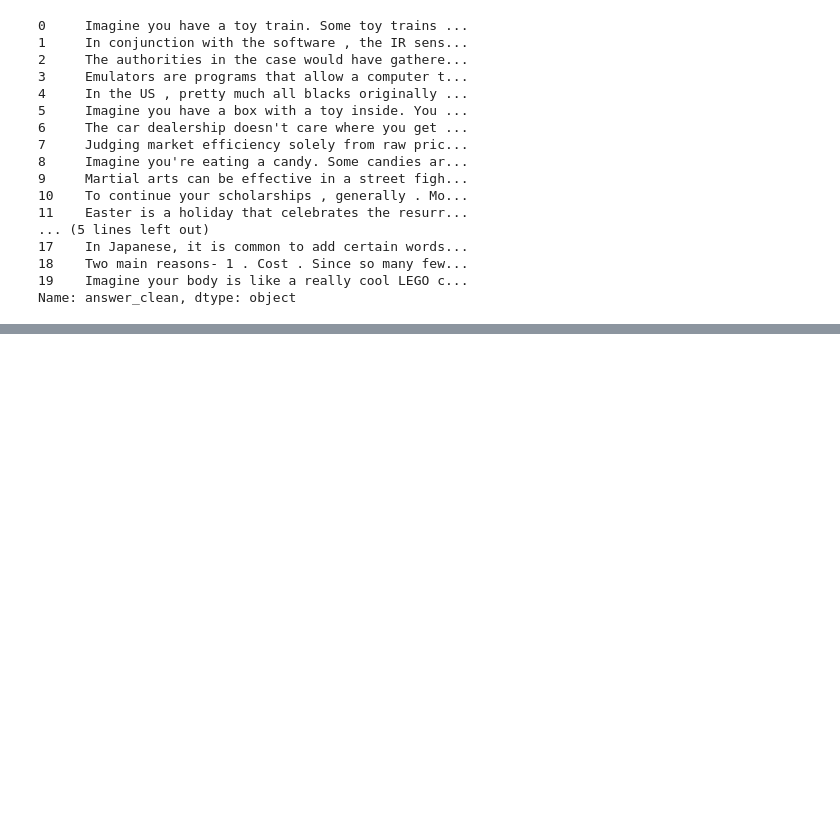
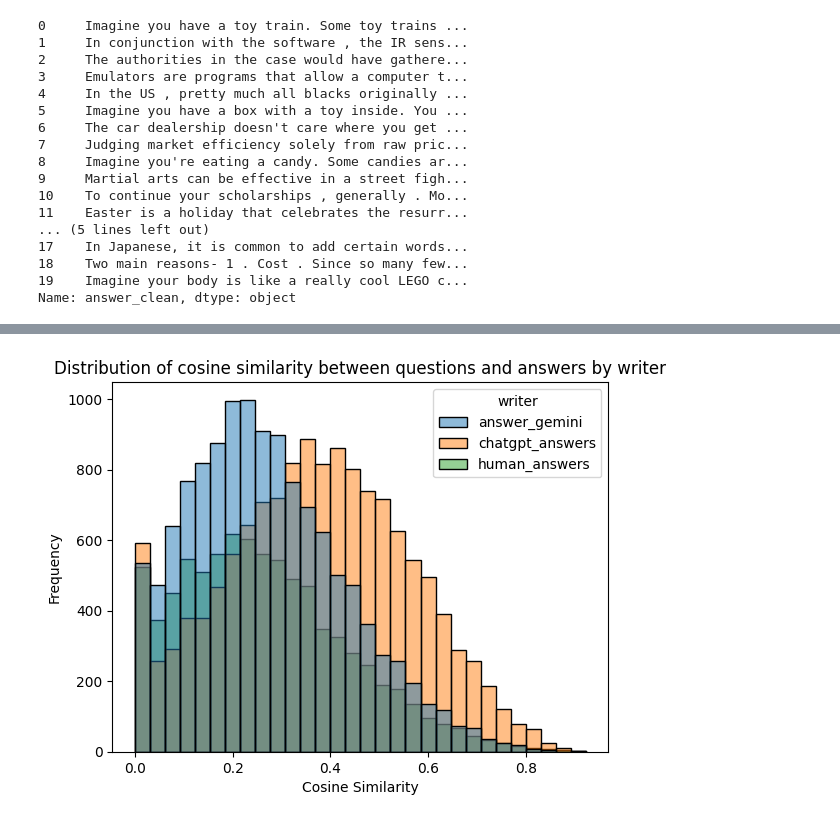
Before and after one commit to Idokopilov/magshimim-final-project, a Jupyter notebook: basedgabiEDA.ipynb, the cells around one changed output, grey strips where cells are left out. Cells and saved outputs as stored; diff of their text form; code cells hidden in the pictures; blank space fills up the shorter version.

Commit message:
finished cleaning dataset (removed begining and end junk), created tf idf of words (2), created cosine sim + graph

```diff
--- a/basedgabiEDA.ipynb
+++ b/basedgabiEDA.ipynb
@@ -47,3 +47,6 @@ df['answer_clean'].head(20)
 18    Two main reasons- 1 . Cost . Since so many few...
 19    Imagine your body is like a really cool LEGO c...
 Name: answer_clean, dtype: object
+# %%
+df['answer_length'] = df['answer'].apply(lambda x: len(x.split()))
+df['question_length'] = df['question'].apply(lambda x: len(x.split()))
@@ -49,0 +57,3 @@ Name: answer_clean, dtype: object
+# %%
+# Select only answers with length between 150 and 350
+df_length_controlled = df[(df['answer_length'] >= 150) & (df['answer_length'] <= 350)].copy()
@@ -49,0 +72,8 @@ Name: answer_clean, dtype: object
+# %%
+from sklearn.feature_extraction.text import TfidfVectorizer
+import pandas as pd
+import numpy as np
+
+vectorizer = TfidfVectorizer(max_features=5000, ngram_range=(1,2), stop_words='english')
+tfidf_matrix = vectorizer.fit_transform(df_length_controlled['answer'])
+tfidf_scores = tfidf_matrix.mean(axis=1)
@@ -49,0 +89,10 @@ Name: answer_clean, dtype: object
+# %%
+from sklearn.metrics.pairwise import cosine_similarity
+
+question_vecs = vectorizer.fit_transform(df_length_controlled['question'])
+answer_vecs = vectorizer.transform(df_length_controlled['answer'])
+
+df_length_controlled['cosine_sim'] = [
+    cosine_similarity(question_vecs[i], answer_vecs[i])[0][0]
+    for i in range(len(df_length_controlled))
+]
@@ -49,0 +108,11 @@ Name: answer_clean, dtype: object
+# %%
+import matplotlib.pyplot as plt
+import seaborn as sns
+
+sns.histplot(data = df_length_controlled, x = 'cosine_sim', hue = 'writer', bins=30)
+plt.xlabel('Cosine Similarity')
+plt.ylabel('Frequency')
+plt.title('Distribution of cosine similarity between questions and answers by writer')
+plt.show()
+# %% [output]
+[figure, added]
```
Also changed, not shown: parts of 5 cells of this notebook, 1 other file.
